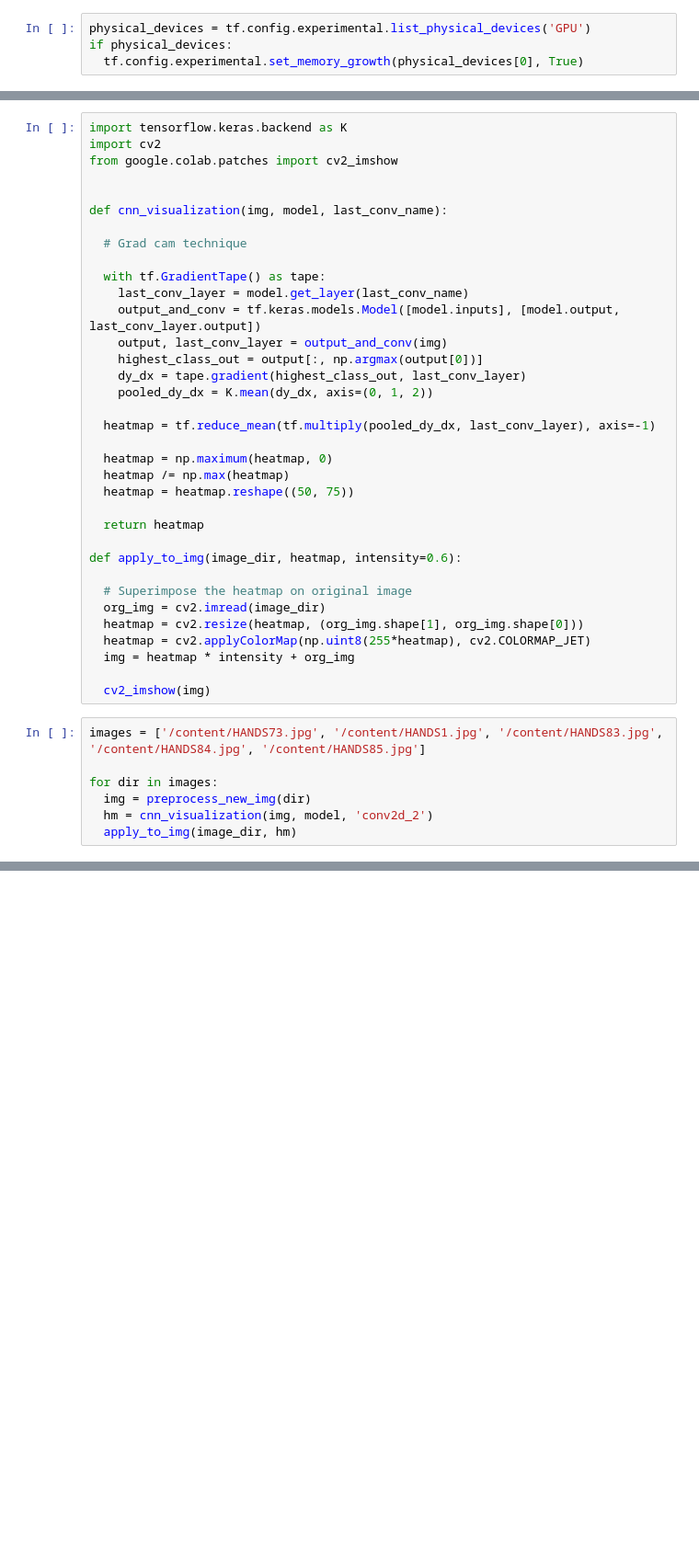
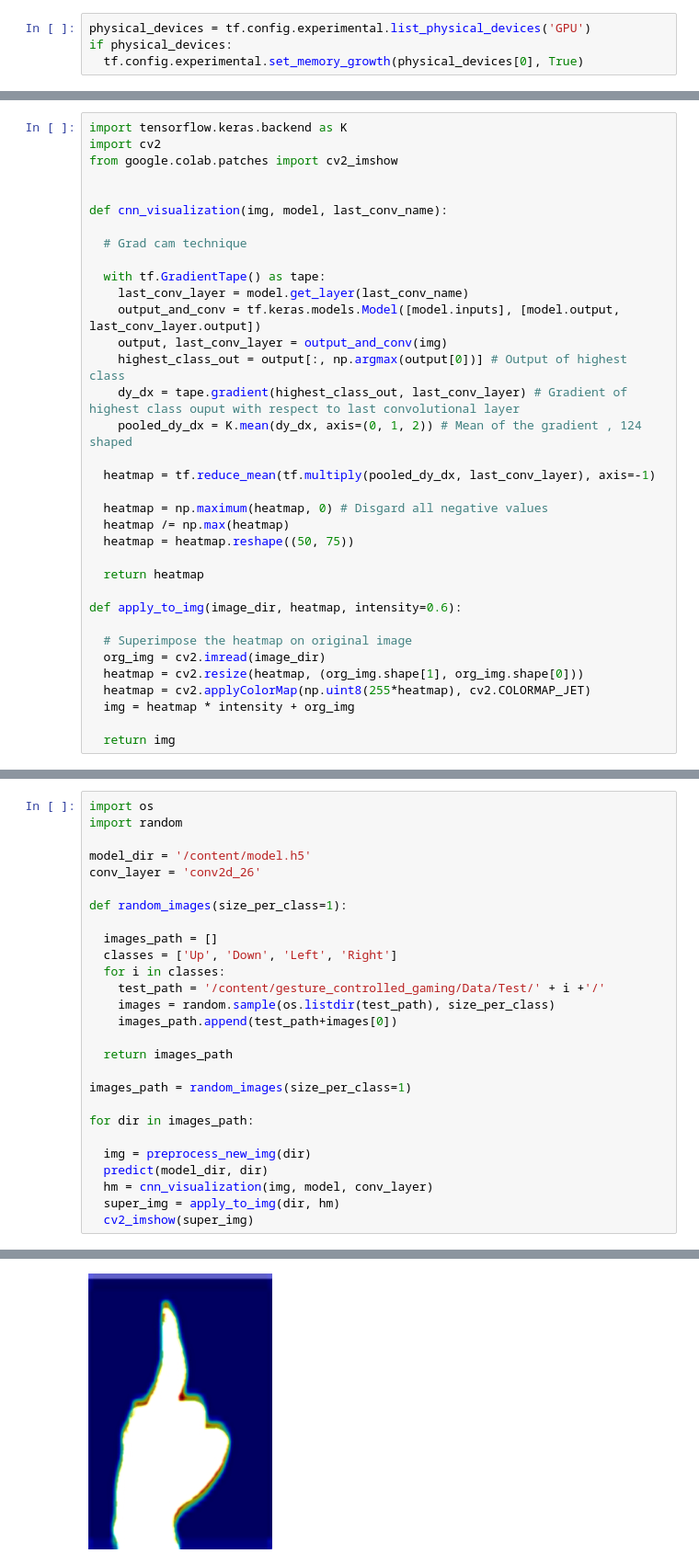
Before and after one commit to gtmray/gesture_controlled_gaming, a Jupyter notebook: object_detection_training.ipynb, the cells around one changed output, grey strips where cells are left out. Shown at 92% size. Cells and saved outputs as stored; diff of their text form; blank space fills up the shorter version.

```diff
--- a/object_detection_training.ipynb
+++ b/object_detection_training.ipynb
@@ -125,13 +177,13 @@ def cnn_visualization(img, model, last_conv_name):
     last_conv_layer = model.get_layer(last_conv_name)
     output_and_conv = tf.keras.models.Model([model.inputs], [model.output, last_conv_layer.output])
     output, last_conv_layer = output_and_conv(img)
-    highest_class_out = output[:, np.argmax(output[0])]
-    dy_dx = tape.gradient(highest_class_out, last_conv_layer)
-    pooled_dy_dx = K.mean(dy_dx, axis=(0, 1, 2))
+    highest_class_out = output[:, np.argmax(output[0])] # Output of highest class
+    dy_dx = tape.gradient(highest_class_out, last_conv_layer) # Gradient of highest class ouput with respect to last convolutional layer
+    pooled_dy_dx = K.mean(dy_dx, axis=(0, 1, 2)) # Mean of the gradient , 124 shaped
 
   heatmap = tf.reduce_mean(tf.multiply(pooled_dy_dx, last_conv_layer), axis=-1)
 
-  heatmap = np.maximum(heatmap, 0)
+  heatmap = np.maximum(heatmap, 0) # Disgard all negative values
   heatmap /= np.max(heatmap)
   heatmap = heatmap.reshape((50, 75))
 
@@ -145,11 +197,4 @@ def apply_to_img(image_dir, heatmap, intensity=0.6):
   heatmap = cv2.applyColorMap(np.uint8(255*heatmap), cv2.COLORMAP_JET)
   img = heatmap * intensity + org_img
 
-  cv2_imshow(img)
+  return img
-# %%
-images = ['/content/HANDS73.jpg', '/content/HANDS1.jpg', '/content/HANDS83.jpg', '/content/HANDS84.jpg', '/content/HANDS85.jpg']
-
-for dir in images:
-  img = preprocess_new_img(dir)
-  hm = cnn_visualization(img, model, 'conv2d_2')
-  apply_to_img(image_dir, hm)
@@ -161,0 +201,28 @@ for dir in images:
+# %%
+import os
+import random
+
+model_dir = '/content/model.h5'
+conv_layer = 'conv2d_26'
+
+def random_images(size_per_class=1):
+
+  images_path = []
+  classes = ['Up', 'Down', 'Left', 'Right']
+  for i in classes:
+    test_path = '/content/gesture_controlled_gaming/Data/Test/' + i +'/'
+    images = random.sample(os.listdir(test_path), size_per_class)
+    images_path.append(test_path+images[0])
+
+  return images_path
+
+images_path = random_images(size_per_class=1)
+
+for dir in images_path:
+
+  img = preprocess_new_img(dir)
+  predict(model_dir, dir)
+  hm = cnn_visualization(img, model, conv_layer)
+  super_img = apply_to_img(dir, hm)
+  cv2_imshow(super_img)
+# %% [output]
@@ -161,0 +230 @@ for dir in images:
+[figure, added]
```
Also changed, not shown: parts of 8 cells of this notebook.
